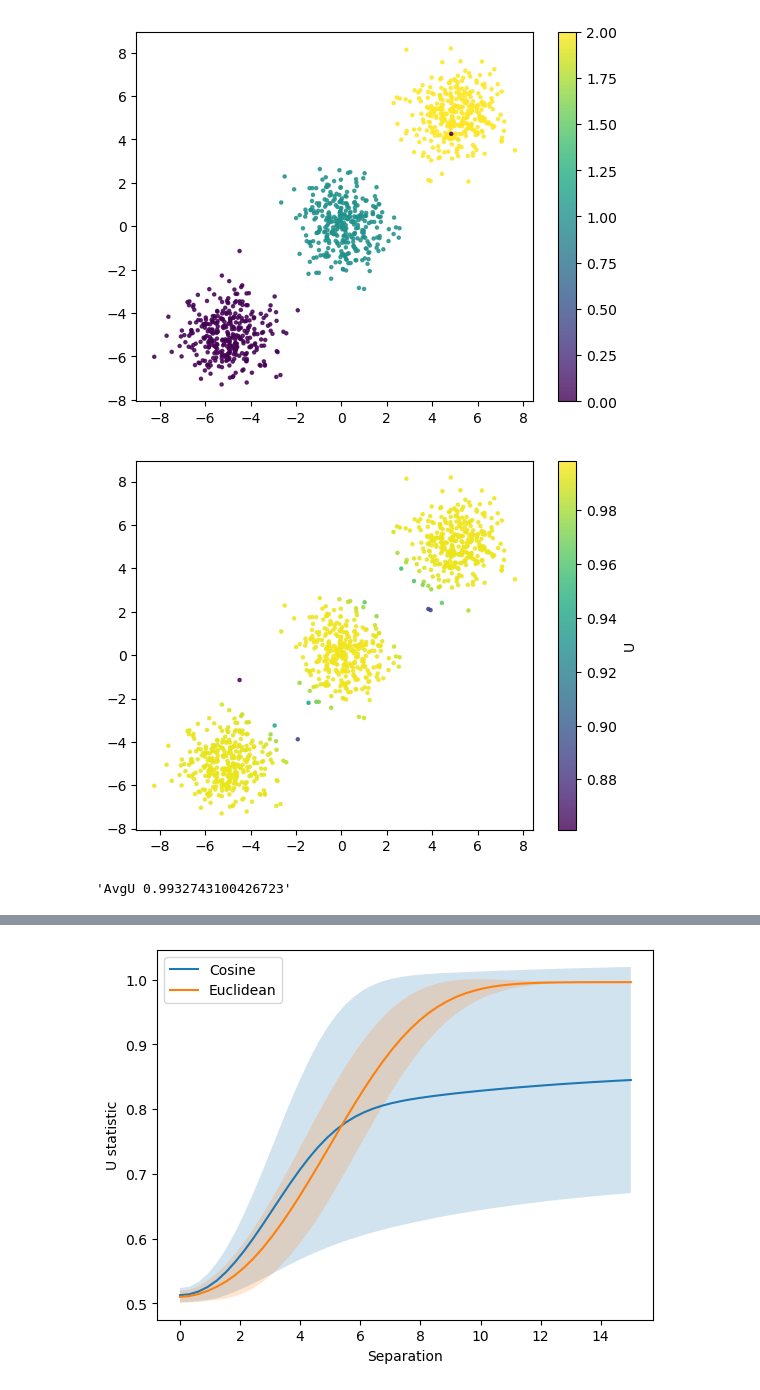
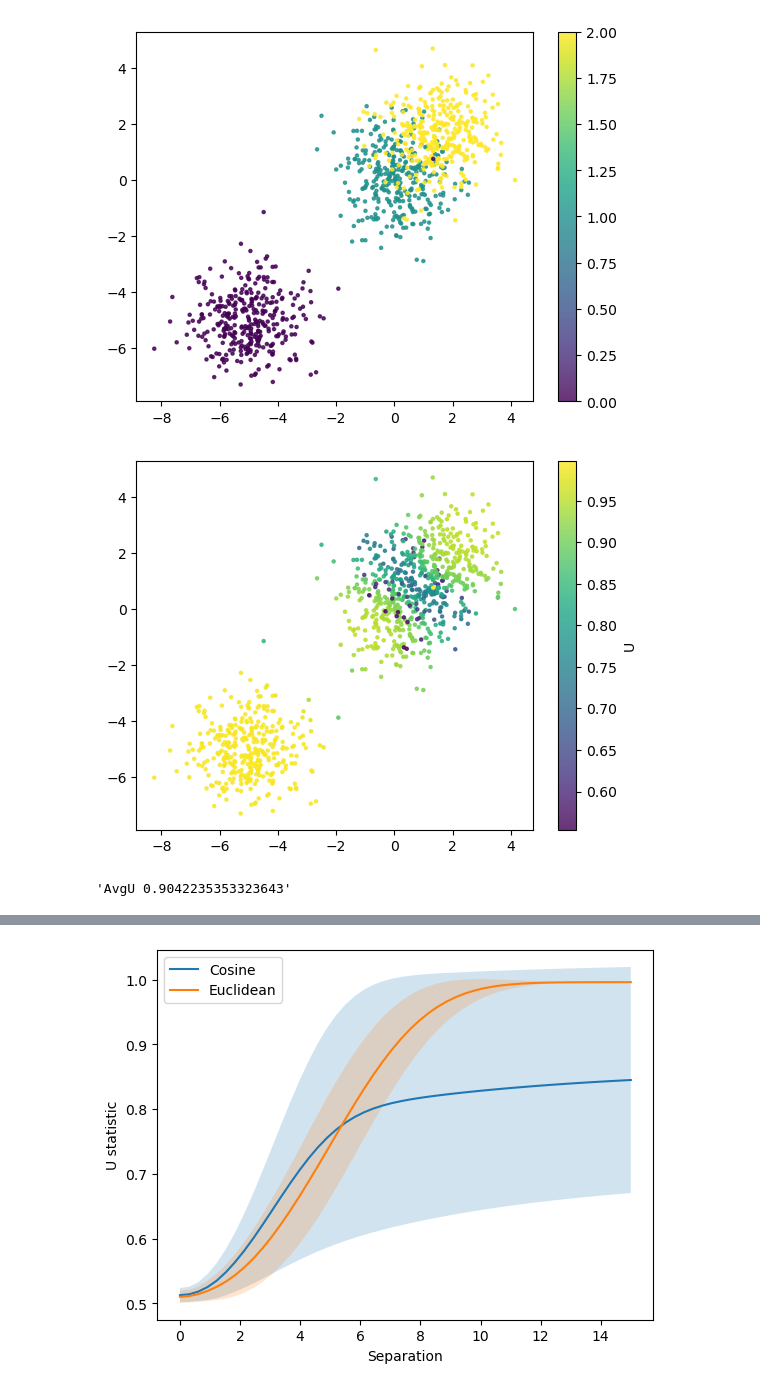
Before and after one commit to habla-liaa/multidimensional-wilcoxon-mann-whitney, a Jupyter notebook: example/Demo.ipynb, the cells around one changed output, grey strips where cells are left out. Saved outputs shown, nothing was run; the diff lists cells and outputs as text; code cells hidden in the pictures.

```diff
--- a/example/Demo.ipynb
+++ b/example/Demo.ipynb
@@ -7,20 +7,25 @@ import matplotlib.pyplot as plt
 import numpy as np
 # %%
 n_samples = 1000
-centers = [(-5, -5), (0, 0), (5, 5)]
+centers = [(-5, -5), (0, 0), (1.5, 1.5)]
 X, y = make_blobs(n_samples=n_samples, centers=centers, shuffle=False, random_state=42)
 y[-1]=0
 plt.scatter(X[:, 0], X[:, 1], c=y, alpha=0.8, s=5)
 plt.colorbar()
 plt.show()
 
 U =  multidimensional_ranksum(X,y)
 
 plt.scatter(X[:, 0], X[:, 1], c=U, alpha=0.8, s=5)
 plt.colorbar(label="U");
 plt.show()
+
+plt.hist(U,50)
+plt.yscale("log")
+plt.show()
+
 display(f"AvgU {np.mean(U)}");
 # %% [output]
-[figure, old version]
+[figure, new version]
-[figure, old version]
+[figure, new version]
-'AvgU 0.9932743100426723'
+'AvgU 0.9042235353323643'
```
Also changed, not shown: parts of 2 cells of this notebook, 1 other file.
